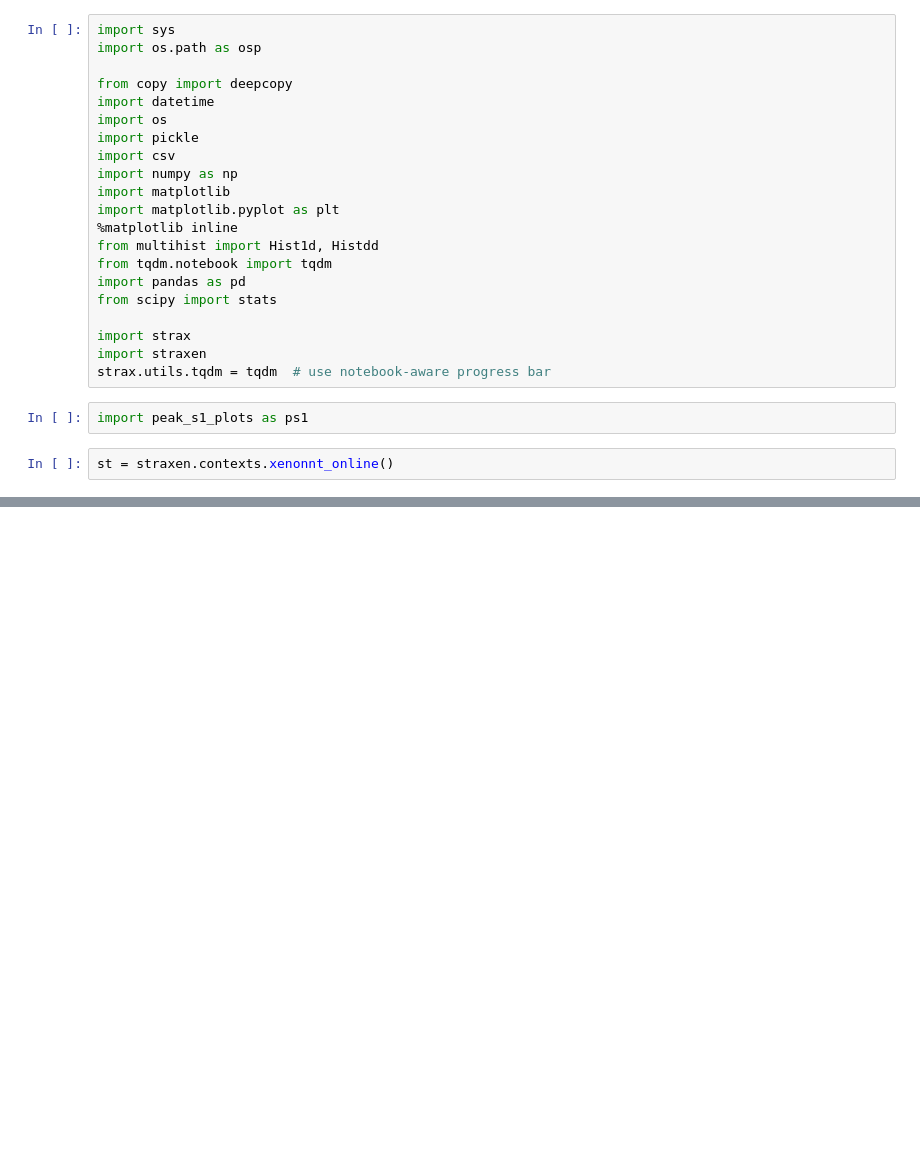
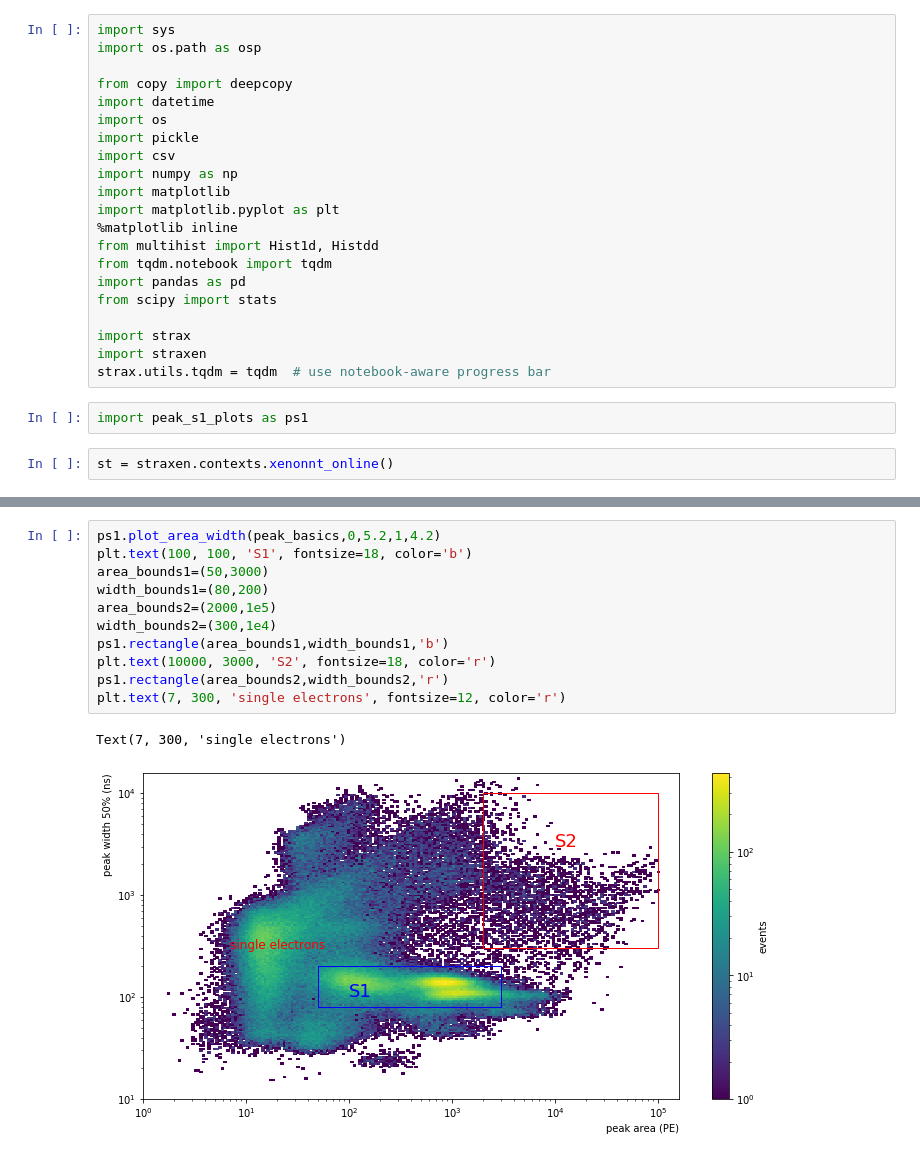
Before and after one commit to valerioda/xenon-note, a Jupyter notebook: fast_response_analysis/peaks_identification.ipynb, the cells around one changed output, grey strips where cells are left out. Drawn from its saved outputs; the diff is of its cells as text; blank space fills up the shorter version.

Commit message:
peak identification

```diff
--- a/fast_response_analysis/peaks_identification.ipynb
+++ b/fast_response_analysis/peaks_identification.ipynb
@@ -39,0 +127,14 @@ run_name = runs.iloc[0]['name']
+# %%
+ps1.plot_area_width(peak_basics,0,5.2,1,4.2)
+plt.text(100, 100, 'S1', fontsize=18, color='b')
+area_bounds1=(50,3000)
+width_bounds1=(80,200)
+area_bounds2=(2000,1e5)
+width_bounds2=(300,1e4)
+ps1.rectangle(area_bounds1,width_bounds1,'b')
+plt.text(10000, 3000, 'S2', fontsize=18, color='r')
+ps1.rectangle(area_bounds2,width_bounds2,'r')
+plt.text(7, 300, 'single electrons', fontsize=12, color='r')
+# %% [output]
+Text(7, 300, 'single electrons')
+[figure, added]
```
Also changed, not shown: parts of 31 cells of this notebook, 2 other files.
